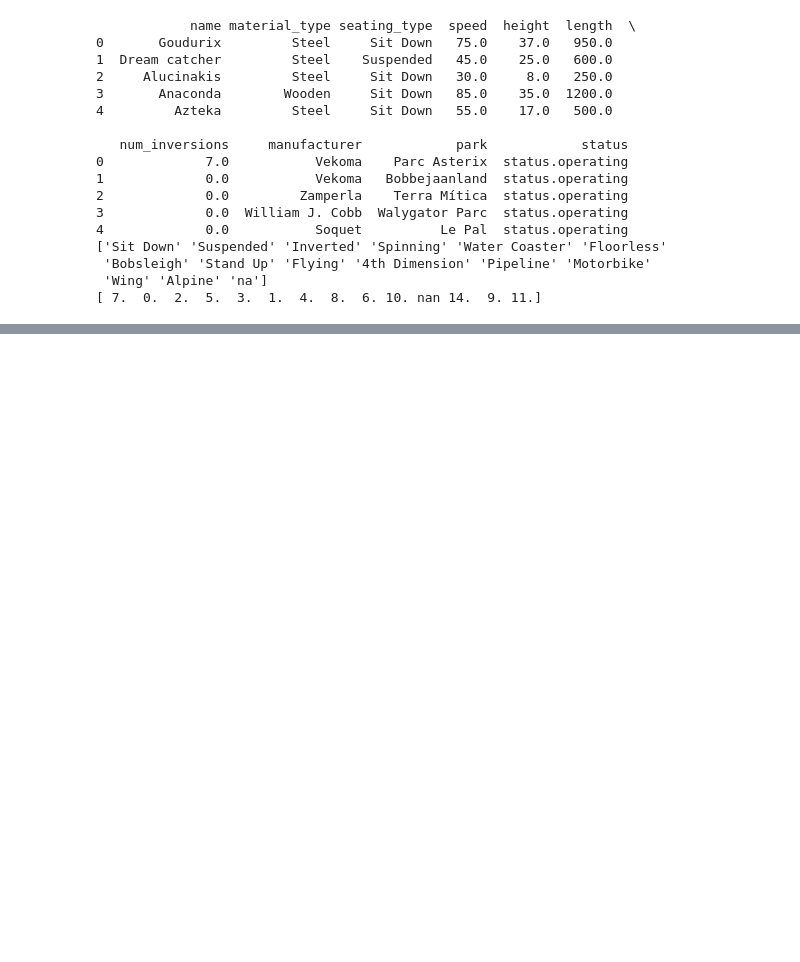
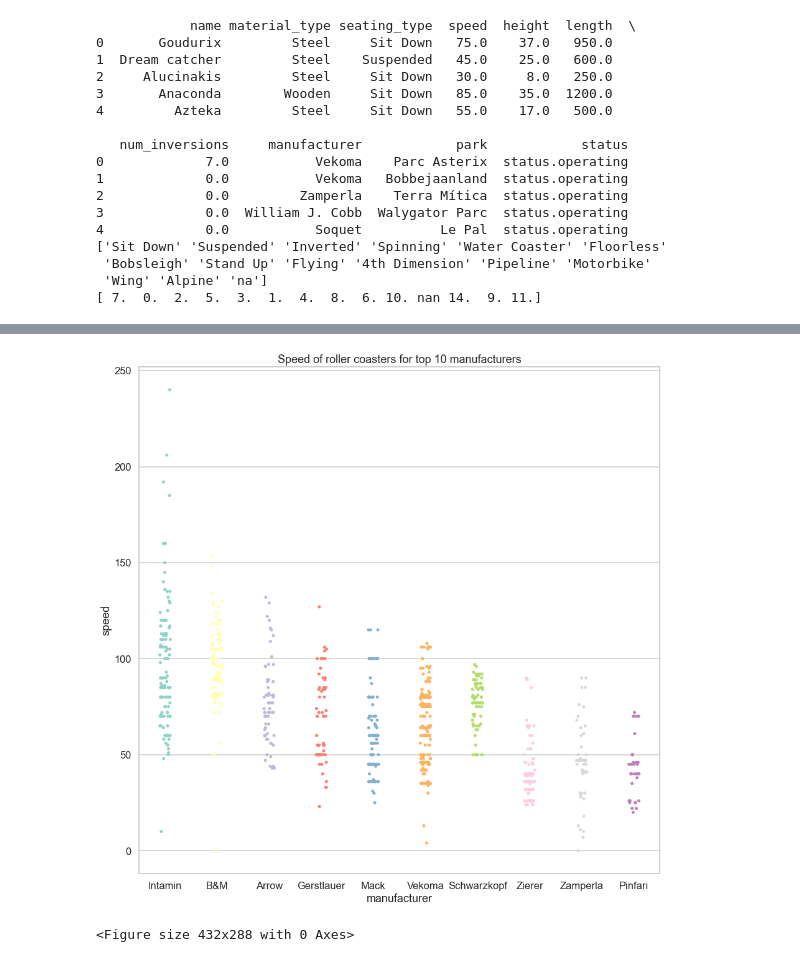
Before and after one commit to gesaretto/notebooks, a Jupyter notebook: data_science_and_visualization/roller_coasters/roller_coasters_analysis.ipynb, the cells around one changed output, grey strips where cells are left out. Drawn from its saved outputs; the diff is of its cells as text; code cells hidden in the pictures; blank space fills up the shorter version.

Commit message:
complete roller coasters

```diff
--- a/data_science_and_visualization/roller_coasters/roller_coasters_analysis.ipynb
+++ b/data_science_and_visualization/roller_coasters/roller_coasters_analysis.ipynb
@@ -311 +315,9 @@ Name: name, dtype: int64
 <Figure size 432x288 with 0 Axes>
+# %%
+popular_manufacturers = all_rollers.groupby("manufacturer").name.count().sort_values(ascending=False)\
+                        .dropna().head(11).index[1:]
+print(popular_manufacturers)
+popular_rollers = all_rollers[all_rollers.manufacturer.isin(popular_manufacturers)]
+print(popular_rollers.head())
+print(len(popular_rollers))
+print(len(all_rollers))
@@ -311,0 +343,13 @@ Name: name, dtype: int64
+# %%
+plt.figure(figsize=(15,15))
+sns.set_palette("pastel")
+sns.set_context("talk")
+sns.set_style("whitegrid")
+sns.set_palette("Set3", 10)
+sns.stripplot(x="manufacturer", y="speed", data=popular_rollers.sort_values(by="speed", ascending=False))
+plt.title("Speed of roller coasters for top 10 manufacturers")
+plt.show()
+plt.clf()
+# %% [output]
+[figure, added]
+<Figure size 432x288 with 0 Axes>
```
Also changed, not shown: parts of 6 cells of this notebook.
